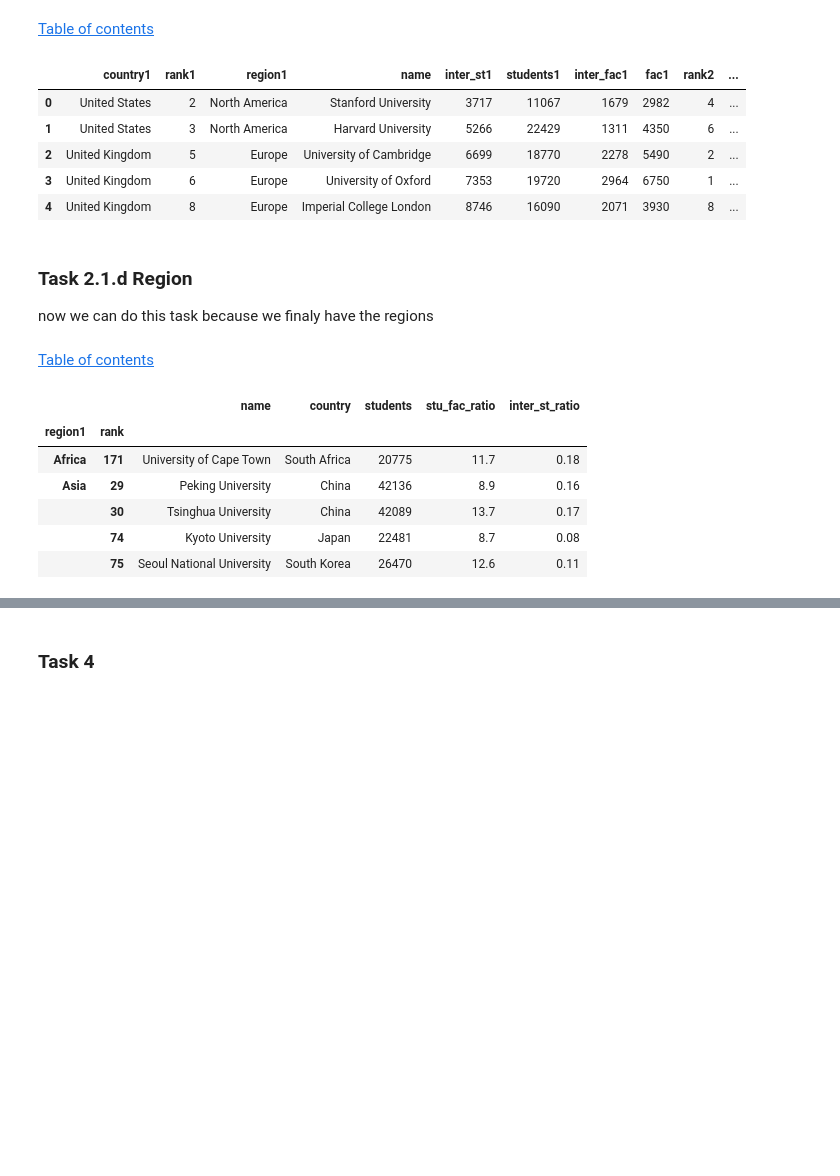
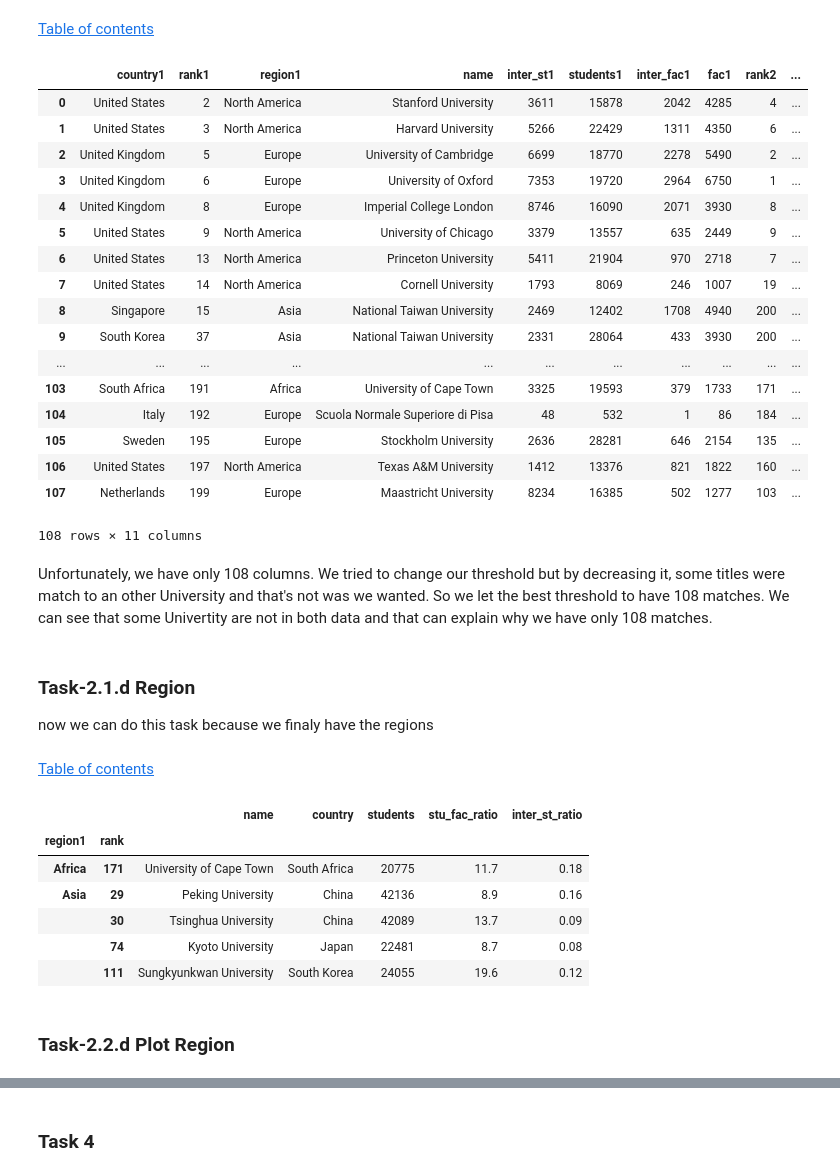
Before and after one commit to IsaacLeimgruber/ADA_labs_repo, a Jupyter notebook: 02 - Data from the Web/hw02_kevin.ipynb, the cells around one changed output, grey strips where cells are left out. Saved outputs shown, nothing was run; the diff lists cells and outputs as text; code cells hidden in the pictures; blank space fills up the shorter version.

Commit message:
Add Plots, Comments and import all Data

```diff
--- a/02 - Data from the Web/hw02_kevin.ipynb
+++ b/02 - Data from the Web/hw02_kevin.ipynb
@@ -1053,0 +1200,9 @@ remove_by('Massachusetts Institute of Technology (MIT)')
+# %%
+df_pre_merge = univ_tot_df.copy()
+df_pre_merge2 = univ_tot_df2.copy()
+# We delete everything in parentheses
+
+df_pre_merge['title'] = df_pre_merge['title'].str.replace(r"\(.*\)","")
+df_pre_merge2['name'] = df_pre_merge2['name'].str.replace(r"\(.*\)","")
+
+df_pre_merge.head()
@@ -1053,0 +1216,17 @@ remove_by('Massachusetts Institute of Technology (MIT)')
+# %%
+# lokk only on title and name
+
+title = df_pre_merge['title']
+new_title = df_pre_merge['title'].copy()
+name = df_pre_merge2['name']
+
+# we loop on every title and name to compare them and have a match
+
+for idx_title, title_ in enumerate(title):
+    for idx_name, name_ in enumerate(name):
+        new_title[idx_title] = fuzzyBool(title_, name_)
+# %%
+# add the new title to the first data (only need to do this to 1 data (have the same name of the second))
+
+df_pre_merge['title'] = new_title
+df_pre_merge.head()
@@ -1054,10 +1240,6 @@ remove_by('Massachusetts Institute of Technology (MIT)')
 # %%
-df_pre_merge = univ_tot_df[:201].copy()
-df_pre_merge2 = univ_tot_df2[:201].copy()
-
+# rename the columns to merge
 df_pre_merge.columns = ['country1', 'rank1', 'region1', 'name', 'inter_st1', 'students1', 'inter_fac1', 'fac1']
 df_pre_merge2.columns = ['rank2', 'country2', 'name', 'students2', 'stu_fac_ratio2', 'inter_st_ratio']
-df_pre_merge[['name']].applymap(remove_by)
-df_pre_merge2[['name']].applymap(remove_by)
-df_pre_merge2.head(5)
+df_pre_merge.head()
 # %% [output]
@@ -1072,39 +1254,62 @@ df_pre_merge2.head(5)
 # %% [markdown]
 <div class="lev1"><a href="#Table-of-Contents"><span class="toc-item-num"></span>Table of contents</a></div>
 # %%
+# Here we merge and keep only the values that are in both data (inner)
+
 df_merged = df_pre_merge.merge(df_pre_merge2, how='inner', on = 'name')
 new_column_order = ['name', 'region1', 'rank1', 'rank2', 'country1', 'students1', 'inter_st1', 'fac1', 'inter_fac1',
                    'stu_fac_ratio2', 'inter_st_ratio']
 df_merged2 = df_merged.drop('country2', axis=1).drop('students2', axis=1)
 df_merged2.reindex(columns = new_column_order)
-df_merged2.head(5)
+df_merged2
 # %% [output]
 |  | country1 | rank1 | region1 | name | inter_st1 | students1 | inter_fac1 | fac1 | rank2 | ... |
-| 0 | United States | 2 | North America | Stanford University | 3717 | 11067 | 1679 | 2982 | 4 | ... |
+| 0 | United States | 2 | North America | Stanford University | 3611 | 15878 | 2042 | 4285 | 4 | ... |
 | 1 | United States | 3 | North America | Harvard University | 5266 | 22429 | 1311 | 4350 | 6 | ... |
 | 2 | United Kingdom | 5 | Europe | University of Cambridge | 6699 | 18770 | 2278 | 5490 | 2 | ... |
 | 3 | United Kingdom | 6 | Europe | University of Oxford | 7353 | 19720 | 2964 | 6750 | 1 | ... |
 | 4 | United Kingdom | 8 | Europe | Imperial College London | 8746 | 16090 | 2071 | 3930 | 8 | ... |
+| 5 | United States | 9 | North America | University of Chicago | 3379 | 13557 | 635 | 2449 | 9 | ... |
+| 6 | United States | 13 | North America | Princeton University | 5411 | 21904 | 970 | 2718 | 7 | ... |
+| 7 | United States | 14 | North America | Cornell University | 1793 | 8069 | 246 | 1007 | 19 | ... |
+| 8 | Singapore | 15 | Asia | National Taiwan University | 2469 | 12402 | 1708 | 4940 | 200 | ... |
+| 9 | South Korea | 37 | Asia | National Taiwan University | 2331 | 28064 | 433 | 3930 | 200 | ... |
+| ... | ... | ... | ... | ... | ... | ... | ... | ... | ... | ... |
+| 103 | South Africa | 191 | Africa | University of Cape Town | 3325 | 19593 | 379 | 1733 | 171 | ... |
+| 104 | Italy | 192 | Europe | Scuola Normale Superiore di Pisa | 48 | 532 | 1 | 86 | 184 | ... |
+| 105 | Sweden | 195 | Europe | Stockholm University | 2636 | 28281 | 646 | 2154 | 135 | ... |
+| 106 | United States | 197 | North America | Texas A&M University | 1412 | 13376 | 821 | 1822 | 160 | ... |
+| 107 | Netherlands | 199 | Europe | Maastricht University | 8234 | 16385 | 502 | 1277 | 103 | ... |
+108 rows × 11 columns
+# %% [markdown]
+Unfortunately, we have only 108 columns. We tried to change our threshold but by decreasing it, some titles were match to an other University and that's not was we wanted. So we let the best threshold to have 108 matches.
+We can see that some Univertity are not in both data and that can explain why we have only 108 matches.
 # %% [markdown]
-### Task 2.1.d Region
+### Task-2.1.d Region
 
 now we can do this task because we finaly have the regions
 # %% [markdown]
 <div class="lev1"><a href="#Table-of-Contents"><span class="toc-item-num"></span>Table of contents</a></div>
 # %%
-country_df2_merged = df_merged.copy()
-country_df2_merged.columns = ['country1', 'rank1', 'region1', 'name', 'inter_st1', 'students1', 'inter_fac1', 'fac1', 'rank', 'country', 'students', 'stu_fac_ratio', 'inter_st_ratio']
+# we copy the datafram and rename the columns
+# As said before, this data didn't had the column region, so we will have less data than before because we needed to merge first the have the regions
 
-country_df2_merged = sortby_col_rank2(country_df2_merged, 'region1')
-country_df2 = country_df2_merged.drop('country1', axis=1).drop('students1', axis=1).drop('rank1', axis=1) \
+region_df2_merged = df_merged.copy()
+region_df2_merged.columns = ['country1', 'rank1', 'region1', 'name', 'inter_st1', 'students1', 'inter_fac1', 'fac1', 'rank', 'country', 'students', 'stu_fac_ratio', 'inter_st_ratio']
+
+# We do the same things as before, sort_by the region and rank, dans drop the data we don't need
+region_df2_merged = sortby_col_rank2(region_df2_merged, 'region1')
+region_df2 = region_df2_merged.drop('country1', axis=1).drop('students1', axis=1).drop('rank1', axis=1) \
 .drop('inter_st1', axis=1).drop('inter_fac1', axis=1).drop('fac1', axis=1)
 
-country_df2.head(5)
+region_df2.head(5)
 # %% [output]
 |  |  | name | country | students | stu_fac_ratio | inter_st_ratio |
 | region1 | rank |  |  |  |  |  |
 | Africa | 171 | University of Cape Town | South Africa | 20775 | 11.7 | 0.18 |
 | Asia | 29 | Peking University | China | 42136 | 8.9 | 0.16 |
-|  | 30 | Tsinghua University | China | 42089 | 13.7 | 0.17 |
+|  | 30 | Tsinghua University | China | 42089 | 13.7 | 0.09 |
 |  | 74 | Kyoto University | Japan | 22481 | 8.7 | 0.08 |
-|  | 75 | Seoul National University | South Korea | 26470 | 12.6 | 0.11 |
+|  | 111 | Sungkyunkwan University | South Korea | 24055 | 19.6 | 0.12 |
+# %% [markdown]
+### Task-2.2.d Plot Region
```
Also changed, not shown: parts of 83 cells of this notebook, 2 other files.
